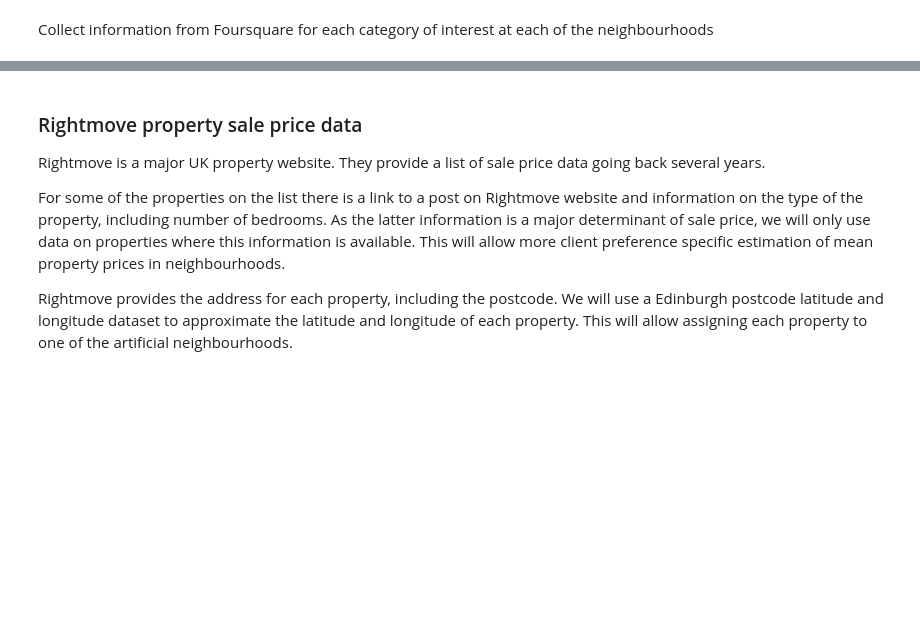
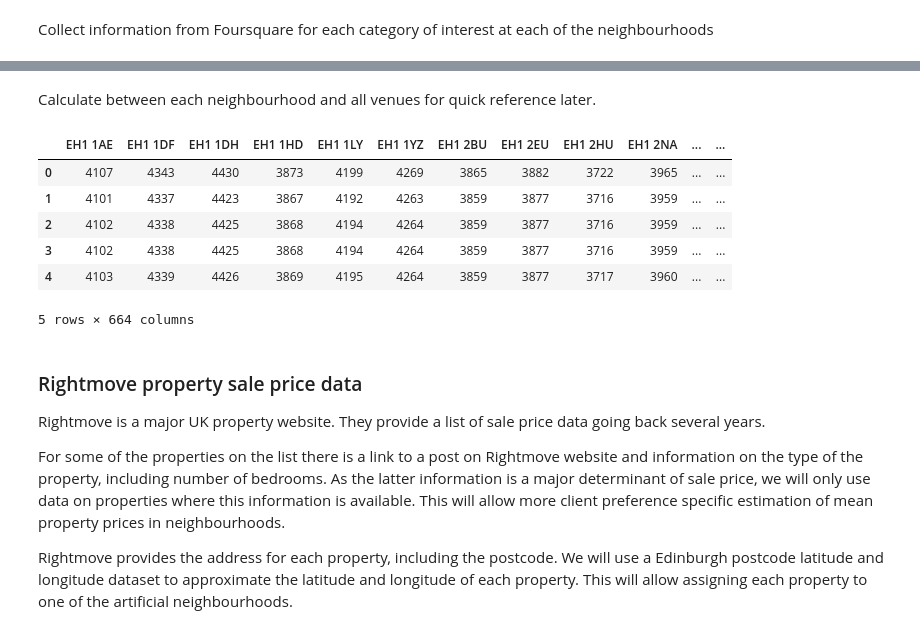
Before and after one commit to sanntann/Coursera_Capstone, a Jupyter notebook: WhereToBuyInEdinburgh.ipynb, the cells around one changed output, grey strips where cells are left out. Cells and saved outputs as stored; diff of their text form; code cells hidden in the pictures; blank space fills up the shorter version.

```diff
--- a/WhereToBuyInEdinburgh.ipynb
+++ b/WhereToBuyInEdinburgh.ipynb
@@ -294,3 +296,31 @@ df_venues.head()
+# %% [markdown]
+Calculate between each neighbourhood and all venues for quick reference later.
+# %%
+if not os.path.isfile('EdinburghVenuesDistances.p'):
+    # Compute distances between each venue and each postcode
+    venue_distances = {}
+    for pc_lat, pc_lon, postcode in zip(df_neighbourhoods['latitude'], df_neighbourhoods['longitude'], df_neighbourhoods['postcode']):
+        venue_distances[postcode] = []
+        for v_lat, v_lon in zip(df_venues['latitude'], df_venues['longitude']):
+            venue_distances[postcode].append(int(geopy.distance.distance((v_lat, v_lon), (pc_lat, pc_lon)).km * 1000))
+
+    # Put venue distances to a DataFrame and store to disk
+    df_venue_distances = pd.DataFrame(venue_distances)
+
+    # Save results to disk
+    df_venue_distances.to_pickle('EdinburghVenuesDistances.p')
+else:
+    df_venue_distances = pd.read_pickle('EdinburghVenuesDistances.p')
+# Display the venues DataFrame
+df_venue_distances.head()
+# %% [output]
+|  | EH1 1AE | EH1 1DF | EH1 1DH | EH1 1HD | EH1 1LY | EH1 1YZ | EH1 2BU | EH1 2EU | EH1 2HU | EH1 2NA | ... | ... |
+| 0 | 4107 | 4343 | 4430 | 3873 | 4199 | 4269 | 3865 | 3882 | 3722 | 3965 | ... | ... |
+| 1 | 4101 | 4337 | 4423 | 3867 | 4192 | 4263 | 3859 | 3877 | 3716 | 3959 | ... | ... |
+| 2 | 4102 | 4338 | 4425 | 3868 | 4194 | 4264 | 3859 | 3877 | 3716 | 3959 | ... | ... |
+| 3 | 4102 | 4338 | 4425 | 3868 | 4194 | 4264 | 3859 | 3877 | 3716 | 3959 | ... | ... |
+| 4 | 4103 | 4339 | 4426 | 3869 | 4195 | 4264 | 3859 | 3877 | 3717 | 3960 | ... | ... |
+5 rows × 664 columns
 # %% [markdown]
 ### Rightmove property sale price data <a name="data.rightmove_property_sale_price_data"/>
 
```
Also changed, not shown: parts of 3 cells of this notebook, 2 other files.
